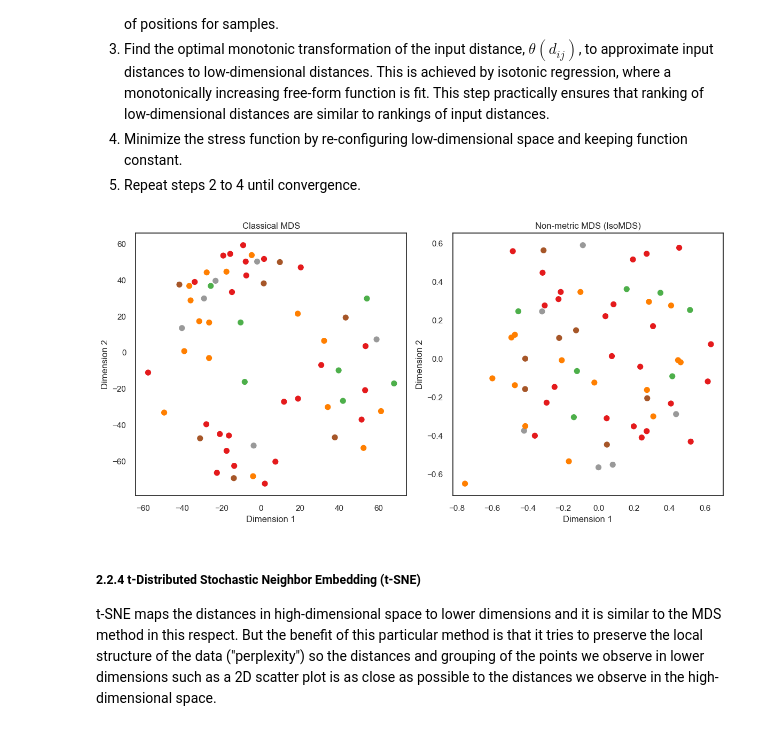
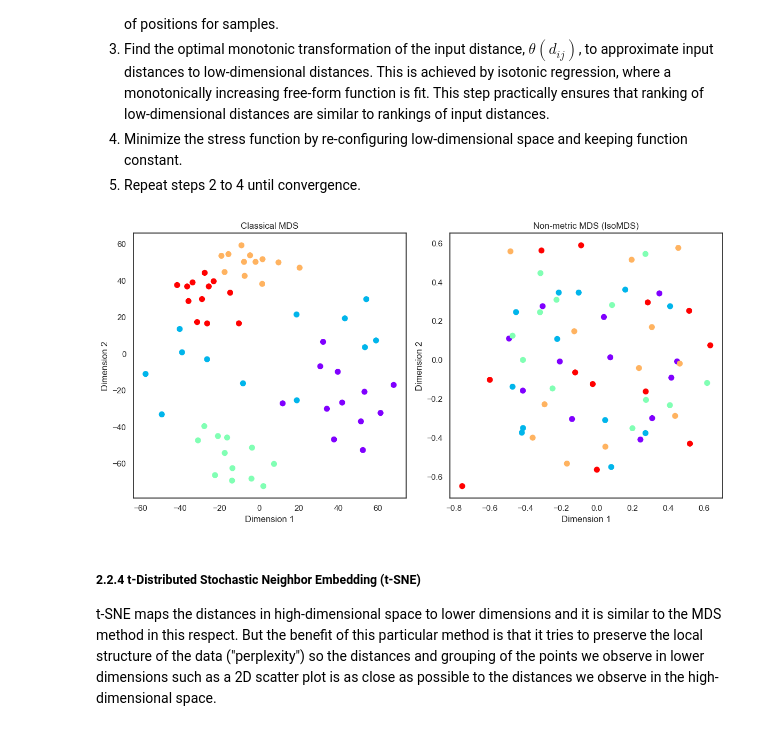
Before and after one commit to olxssa/computational_genomics, a Jupyter notebook: Module2_Unsupervised_Learning.ipynb, the cells around one changed output. Drawn from its saved outputs; the diff is of its cells as text; code cells hidden in the pictures.

```diff
--- a/Module2_Unsupervised_Learning.ipynb
+++ b/Module2_Unsupervised_Learning.ipynb
@@ -645,40 +643,40 @@ from sklearn.preprocessing import StandardScaler
 mat = exp_file
 
 # Annotation
-annotation_col = pd.DataFrame({'LeukemiaType': np.random.choice(['ALL', 'AML', 'CLL', 'CML', 'NoL'],
-                                                                size=60)})
-annotation_col.index = mat.columns
+annotation_col = pd.DataFrame({
+    'LeukemiaType': [col[:3] for col in mat.columns]
+}, index=mat.columns)
 
 # Transpose the matrix (samples on rows)
 mat_t = mat.T
 
 # Classical MDS (cmdscale in R)
 mds = MDS(n_components=2, metric=True, random_state=101)  # Classical MDS (cmdscale equivalent)
 mds_result = mds.fit_transform(mat_t)
 
 # Non-metric MDS (isoMDS in R)
 mds_non_metric = MDS(n_components=2, metric=False, random_state=101)  # Non-metric MDS (isoMDS equivalent)
 mds_non_metric_result = mds_non_metric.fit_transform(mat_t)
 
 # Plot the results side-by-side
 fig, axes = plt.subplots(1, 2, figsize=(12, 6))
 
 # Plot for Classical MDS
-axes[0].scatter(mds_result[:, 0], mds_result[:, 1], c=pd.factorize(annotation_col['LeukemiaType'])[0], cmap='Set1', s=50)
+axes[0].scatter(mds_result[:, 0], mds_result[:, 1], c=pd.factorize(annotation_col['LeukemiaType'])[0], cmap='rainbow', s=50)
 axes[0].set_title('Classical MDS')
 axes[0].set_xlabel('Dimension 1')
 axes[0].set_ylabel('Dimension 2')
 
 # Plot for Non-metric MDS
-axes[1].scatter(mds_non_metric_result[:, 0], mds_non_metric_result[:, 1], c=pd.factorize(annotation_col['LeukemiaType'])[0], cmap='Set1', s=50)
+axes[1].scatter(mds_non_metric_result[:, 0], mds_non_metric_result[:, 1], c=pd.factorize(annotation_col['LeukemiaType'])[0], cmap='rainbow', s=50)
 axes[1].set_title('Non-metric MDS (IsoMDS)')
 axes[1].set_xlabel('Dimension 1')
 axes[1].set_ylabel('Dimension 2')
 
 plt.tight_layout()
 plt.show()
 # %% [output]
-[figure, old version]
+[figure, new version]
 # %% [markdown]
 ##### 2.2.4 t-Distributed Stochastic Neighbor Embedding (t-SNE)
 t-SNE maps the distances in high-dimensional space to lower dimensions and it is similar to the MDS method in this respect. But the benefit of this particular method is that it tries to preserve the local structure of the data ("perplexity") so the distances and grouping of the points we observe in lower dimensions such as a 2D scatter plot is as close as possible to the distances we observe in the high-dimensional space.
```
Also changed, not shown: parts of 12 cells of this notebook, 1 other file.
